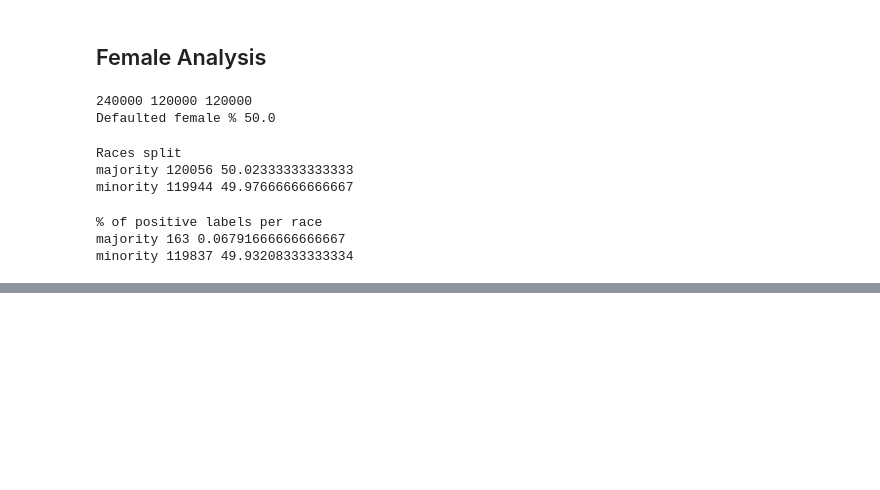
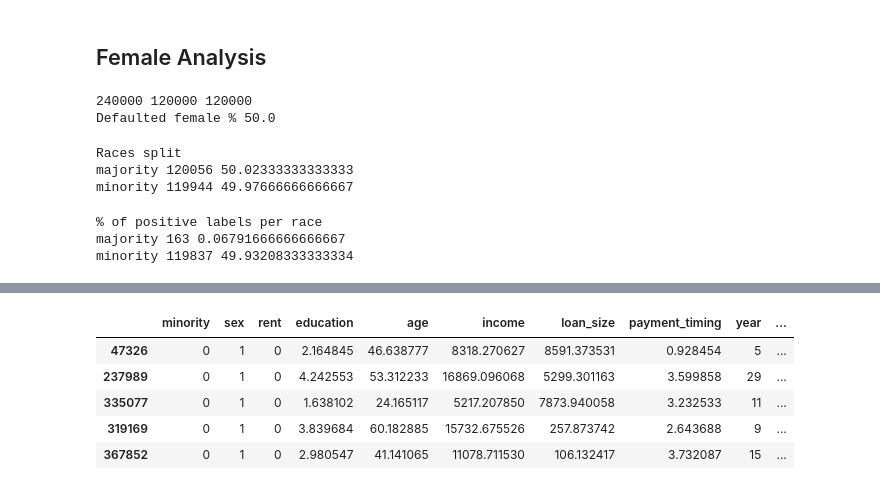
Before and after one commit to FlyingMagikarp/thesis, a Jupyter notebook: loandefault/analysis/analysis.ipynb, the cells around one changed output, grey strips where cells are left out. Saved outputs shown, nothing was run; the diff lists cells and outputs as text; code cells hidden in the pictures; blank space fills up the shorter version.

```diff
--- a/loandefault/analysis/analysis.ipynb
+++ b/loandefault/analysis/analysis.ipynb
@@ -156,0 +166,9 @@ sample_maj_f_0
+# %%
+sample_maj_m_0
+# %% [output]
+|  | minority | sex | rent | education | age | income | loan_size | payment_timing | year | ... |
+| 47326 | 0 | 1 | 0 | 2.164845 | 46.638777 | 8318.270627 | 8591.373531 | 0.928454 | 5 | ... |
+| 237989 | 0 | 1 | 0 | 4.242553 | 53.312233 | 16869.096068 | 5299.301163 | 3.599858 | 29 | ... |
+| 335077 | 0 | 1 | 0 | 1.638102 | 24.165117 | 5217.207850 | 7873.940058 | 3.232533 | 11 | ... |
+| 319169 | 0 | 1 | 0 | 3.839684 | 60.182885 | 15732.675526 | 257.873742 | 2.643688 | 9 | ... |
+| 367852 | 0 | 1 | 0 | 2.980547 | 41.141065 | 11078.711530 | 106.132417 | 3.732087 | 15 | ... |
```
Also changed, not shown: parts of 7 cells of this notebook, 3 other files.
